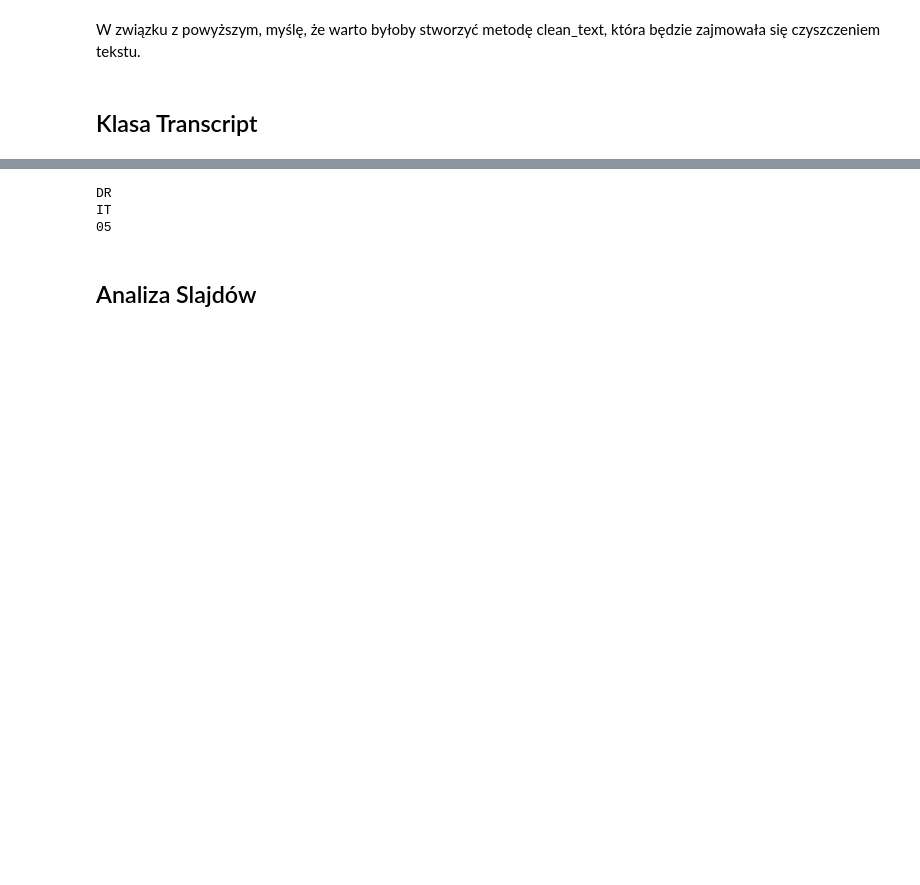
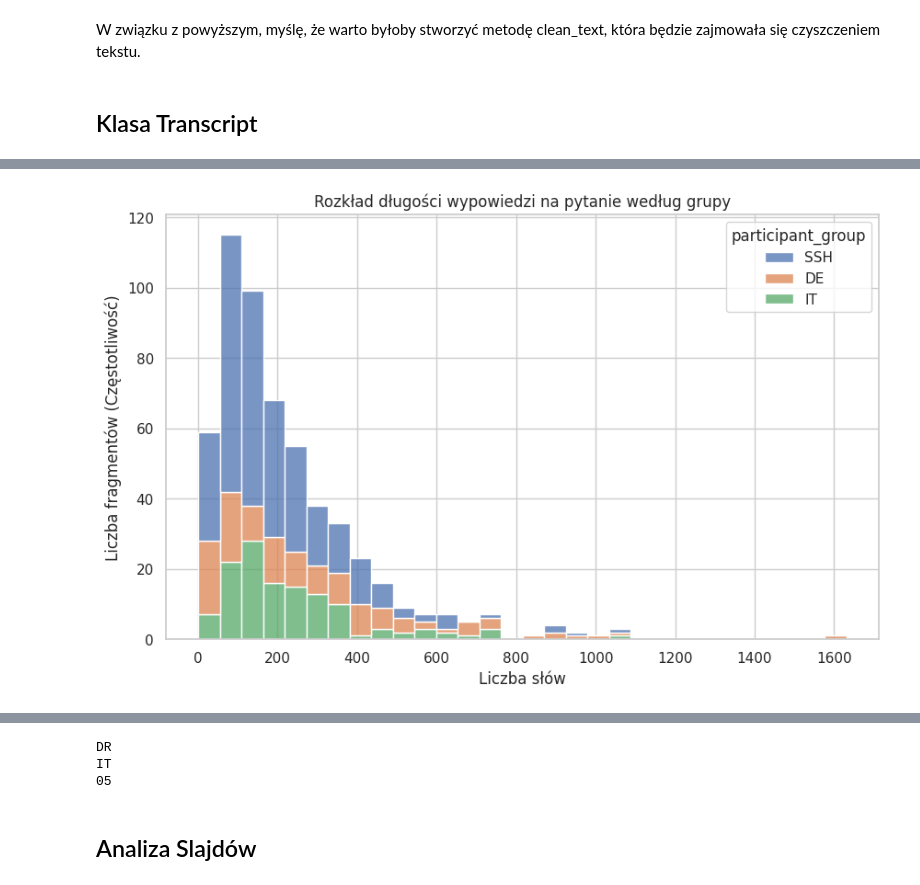
Before and after one commit to LukashWalancik/xaifungi-analysis, a Jupyter notebook: analysis.ipynb, the cells around one changed output, grey strips where cells are left out. Cells and saved outputs as stored; diff of their text form; code cells hidden in the pictures; blank space fills up the shorter version.

```diff
--- a/analysis.ipynb
+++ b/analysis.ipynb
@@ -267,0 +354,17 @@ class Transcript:
+# %%
+plt.figure(figsize=(10, 6))
+
+sns.histplot(
+    data=df_questions,
+    x='words_count',
+    hue='participant_group',
+    bins=30,
+    multiple='stack',
+)
+
+plt.title('Rozkład długości wypowiedzi na pytanie według grupy')
+plt.xlabel('Liczba słów')
+plt.ylabel('Liczba fragmentów (Częstotliwość)')
+plt.show()
+# %% [output]
+[figure, added]
```
Also changed, not shown: parts of 18 cells of this notebook.
